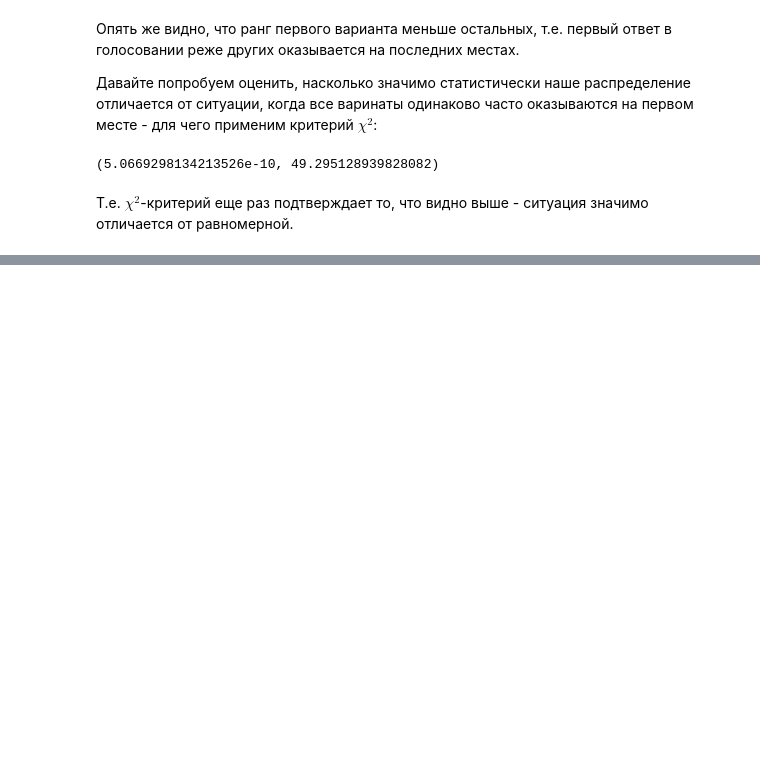
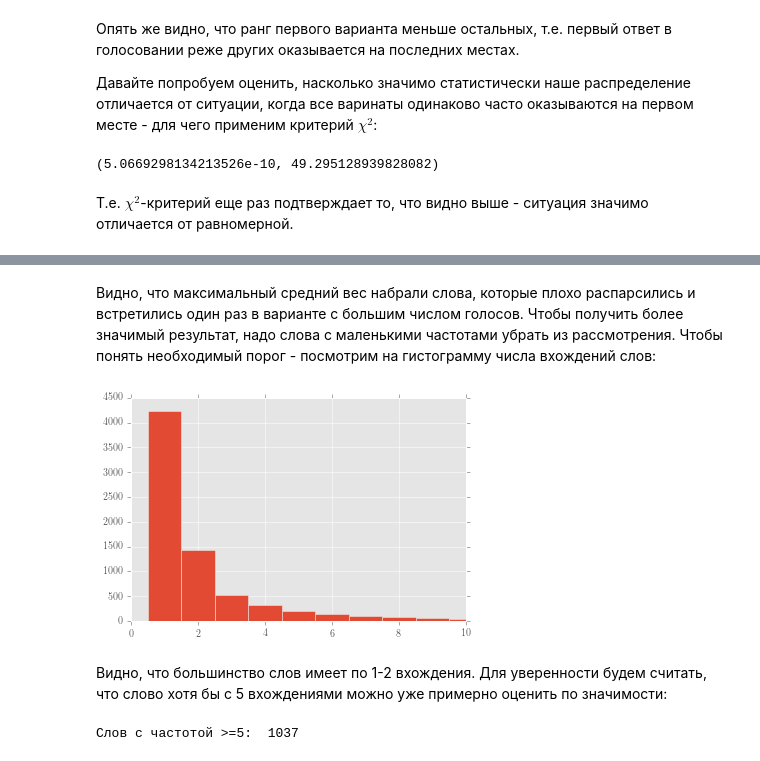
Before and after one commit to Amarchuk/newochem-research, a Jupyter notebook: Newochem Simple Analysis.ipynb, the cells around one changed output, grey strips where cells are left out. Cells and saved outputs as stored; diff of their text form; code cells hidden in the pictures; blank space fills up the shorter version.

```diff
--- a/Newochem Simple Analysis.ipynb
+++ b/Newochem Simple Analysis.ipynb
@@ -382,2 +384,6 @@ pvalue, chis
 # %%
 morph = pymorphy2.MorphAnalyzer()
+# %%
+#пример разбора и неоднозначности, а также вероятность в русском языке той или иной формы
+for form in morph.parse(u'стали'):
+    print form.normal_form, form.tag, form.score
@@ -383,0 +397,4 @@ morph = pymorphy2.MorphAnalyzer()
+# %%
+#еще пример разбора
+for form in morph.parse(u'Илон'):
+    print form.normal_form, form.tag, form.score
@@ -685,0 +555,10 @@ for opt in opts:
+# %% [markdown]
+Видно, что максимальный средний вес набрали слова, которые плохо распарсились и встретились один раз в варианте с большим числом голосов. Чтобы получить более значимый результат, надо слова с маленькими частотами убрать из рассмотрения. Чтобы понять необходимый порог - посмотрим на гистограмму числа вхождений слов:
+# %%
+plt.hist(big_bag.values(), bins=np.arange(0, 450, 1)-0.5)
+plt.xlim(0, 10)
+plt.show()
+# %% [output]
+[figure, added]
+# %% [markdown]
+Видно, что большинство слов имеет по 1-2 вхождения. Для уверенности будем считать, что слово хотя бы с 5 вхождениями можно уже примерно оценить по значимости:
@@ -685,0 +572,4 @@ for opt in opts:
+# %%
+print 'Слов с частотой >=5: ', len(dbwwords_list)
+# %% [output]
+Слов с частотой >=5:  1037
```
Also changed, not shown: parts of 53 cells of this notebook, 5 other files.
